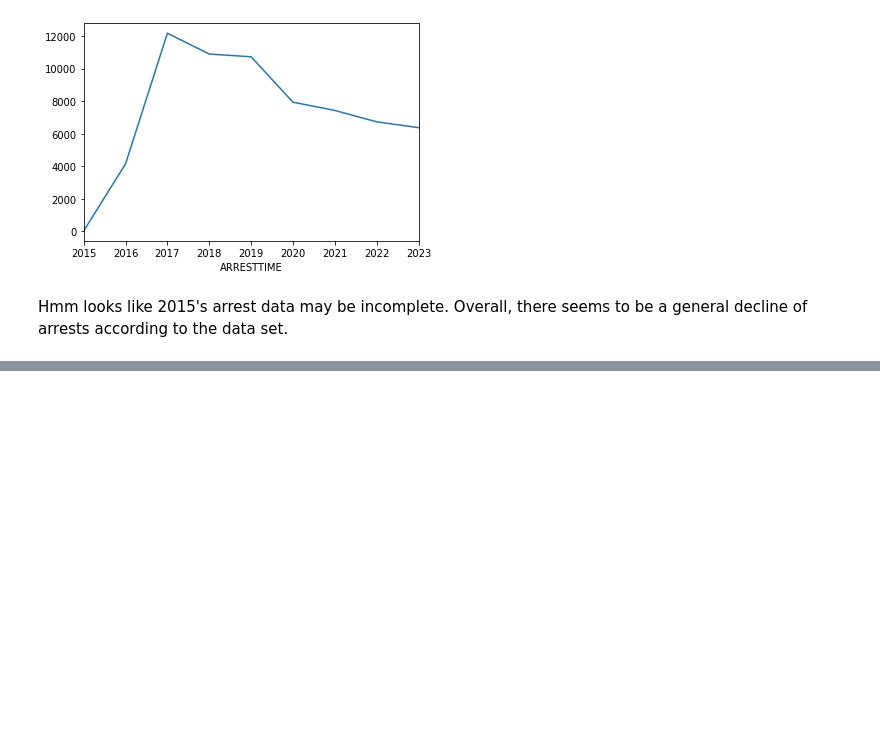
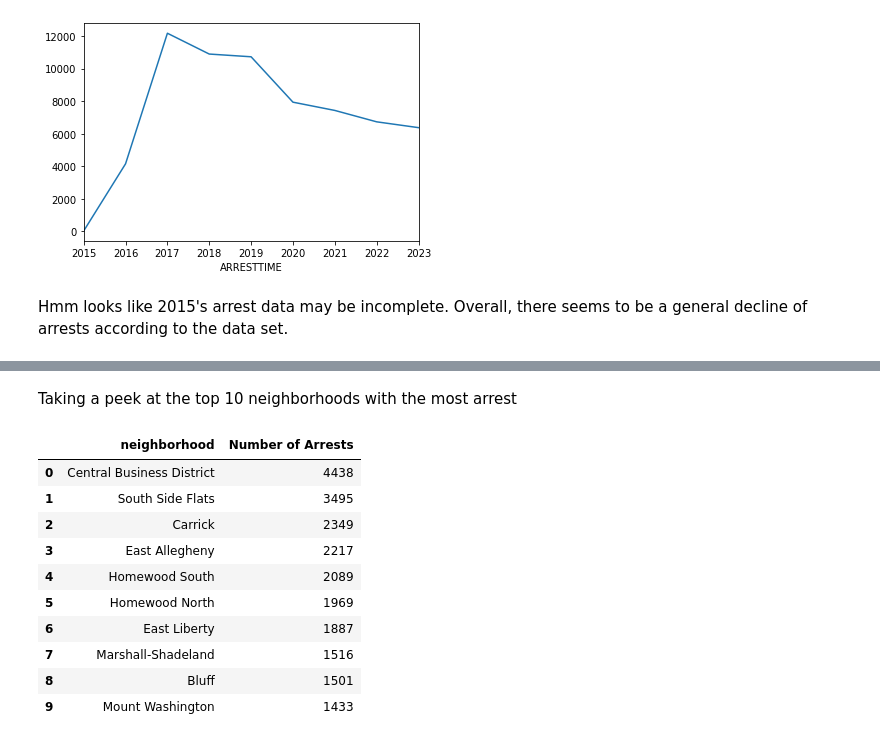
Before and after one commit to Things101/Best-Neighborhood-Pitt, a Jupyter notebook: Police Arrest (IRJ11).ipynb, the cells around one changed output, grey strips where cells are left out. Saved outputs shown, nothing was run; the diff lists cells and outputs as text; code cells hidden in the pictures; blank space fills up the shorter version.

```diff
--- a/Police Arrest (IRJ11).ipynb
+++ b/Police Arrest (IRJ11).ipynb
@@ -53,0 +62,17 @@ Hmm looks like 2015's arrest data may be incomplete. Overall, there seems to be
+# %% [markdown]
+Taking a peek at the top 10 neighborhoods with the most arrest
+# %%
+num_arrest = data['INCIDENTNEIGHBORHOOD'].value_counts().sort_values(ascending=False).rename_axis('neighborhood').reset_index(name='Number of Arrests')
+num_arrest.head(10)
+# %% [output]
+|  | neighborhood | Number of Arrests |
+| 0 | Central Business District | 4438 |
+| 1 | South Side Flats | 3495 |
+| 2 | Carrick | 2349 |
+| 3 | East Allegheny | 2217 |
+| 4 | Homewood South | 2089 |
+| 5 | Homewood North | 1969 |
+| 6 | East Liberty | 1887 |
+| 7 | Marshall-Shadeland | 1516 |
+| 8 | Bluff | 1501 |
+| 9 | Mount Washington | 1433 |
```
Also changed, not shown: parts of 10 cells of this notebook.
